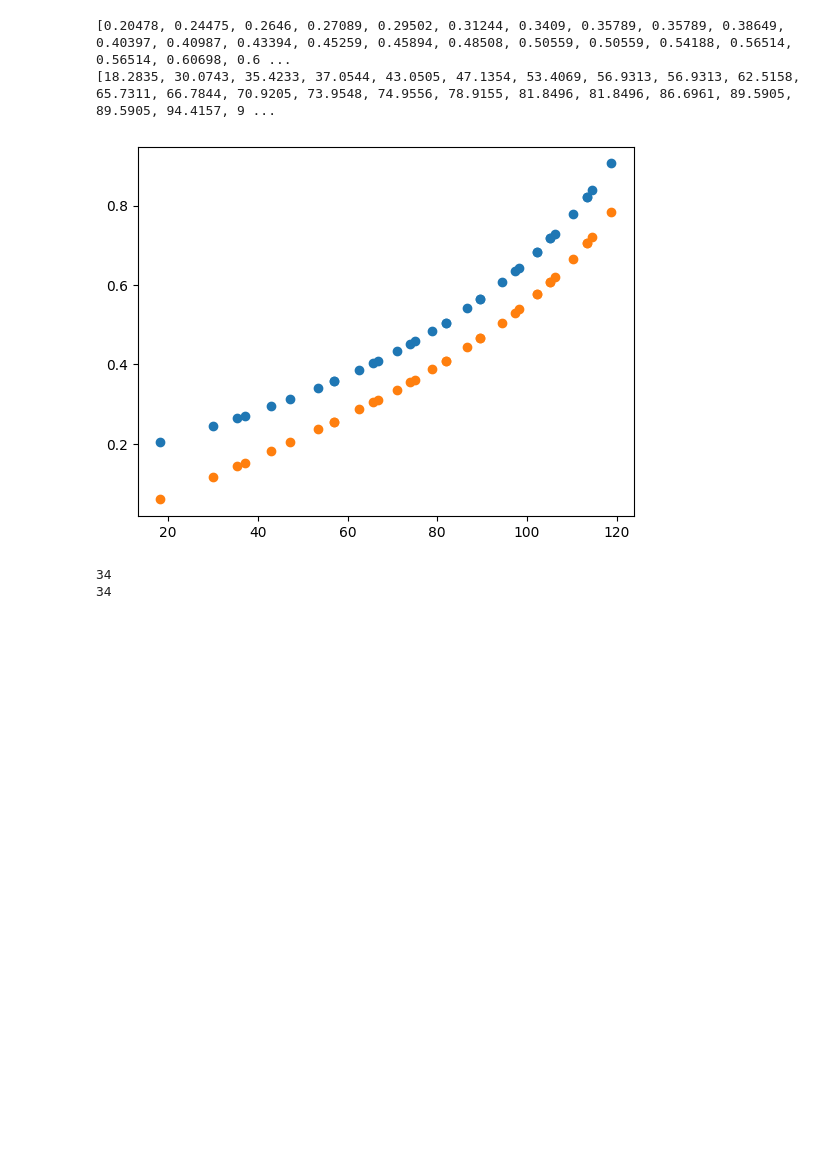
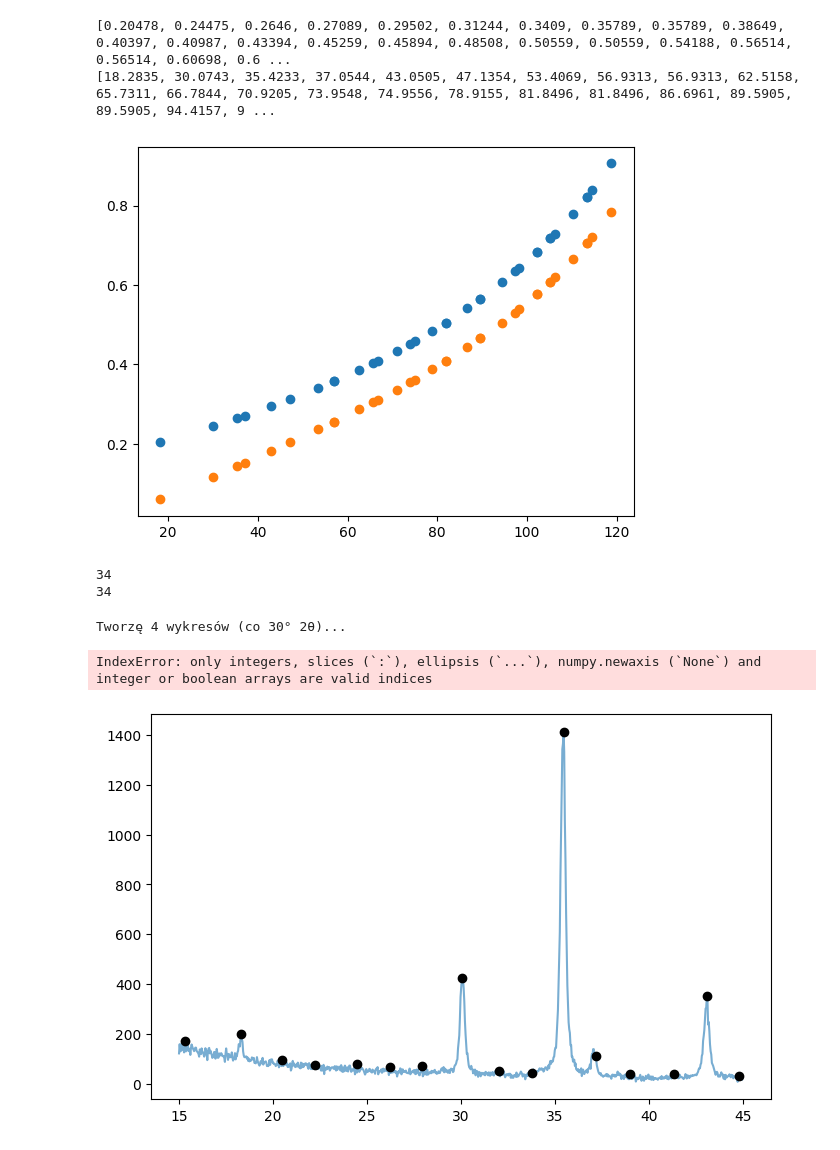
Before and after one commit to natkurdz/XRD-AI, a Jupyter notebook: testing_sample_vol2.ipynb, the cells around one changed output. Drawn from its saved outputs; the diff is of its cells as text; code cells hidden in the pictures; blank space fills up the shorter version.

Commit message:
Update testing_sample_vol2.ipynb
Another steps leading to the best output of peak detection.

```diff
--- a/testing_sample_vol2.ipynb
+++ b/testing_sample_vol2.ipynb
@@ -1107,3 +1094,38 @@ print(len(f.fwhm))
 # %% [output]
 34
 34
+# %%
+def plot_gauss(peaks,count,x,two_theta,correct_peaks,segment_width = 15):
+    color_corr = "red"
+    if len(correct_peaks) == len(peaks):
+        correct_peaks = peaks
+        color_corr = 'k'
+    x_min = np.min(x)
+    x_max = np.max(x)
+    # szerokość segmentu (np. 20° 2θ)
+    num_segments = int(np.ceil((x_max - x_min) / segment_width))
+    print(f"\nTworzę {num_segments} wykresów (co {segment_width}° 2θ)...")
+    for seg in range(num_segments):
+        seg_start = x_min + seg * segment_width
+        seg_end = seg_start + segment_width
+        mask = (x >= seg_start) & (x < seg_end)
+        if not np.any(mask):
+            continue
+        x_seg = x[mask]
+        y_seg = count[mask]
+        plt.figure(figsize=(8, 5))
+        plt.plot(x_seg, y_seg, label='Dane (po baseline)', alpha=0.6)
+        local_peaks = [pk for pk in peaks if seg_start <= x[pk] < seg_end]
+        plt.scatter(x[local_peaks], count[local_peaks], color='k', zorder=10, label='Piki')
+        local_corr_peaks = [pk for pk in correct_peaks if seg_start <= x[pk] < seg_end]
+        plt.scatter(x[local_corr_peaks], count[local_corr_peaks], color=color_corr, zorder=10, label='Piki poprawne')
+        for i in range(len(two_theta)):
+            plt.axvline(two_theta[i], color='red', linestyle='--', linewidth=0.5)
+        plt.xlim(seg_start, seg_end)
+        plt.ylim(y_seg.min() * 0.9, y_seg.max() * 1.1)
+        plt.title(f'Dopasowanie Gaussów: {seg_start:.1f}–{seg_end:.1f}° 2θ')
+        plt.xlabel('2θ [°]')
+        plt.ylabel('Intensywność')
+        plt.legend(fontsize=8)
+        plt.tight_layout()
+        plt.show()
@@ -1110,3 +1242,12 @@ print(len(f.fwhm))
+# %%
+,gauss_fit,_ = peak_detect(f.counts,f.x,20, 50, 0.001,f.two_theta,f.theta_start,f.step,r2_min = 0.5,eps = 4,plotting=True,fitting = True,correction=False)
+# peaks,correct_peaks,index_corrected,gauss_fit,_ = peak_detect(f.counts,f.x,20, 50, 0.001,f.two_theta,f.theta_start,f.step,eps = 4,plotting=False,fitting = True,correction=True)
+# peaks,correct_peaks,index_corrected,gauss_fit,_ = peak_detect(f.counts,f.x,20, 50, 0.001,f.two_theta,f.theta_start,f.step,eps = 4,plotting=True,fitting = True,correction=False)
+# fwhm,t_fwhm,peaks_weight = finding_fwhm(gauss_fit)
+# %% [output]
+Tworzę 4 wykresów (co 30° 2θ)...
+IndexError: only integers, slices (`:`), ellipsis (`...`), numpy.newaxis (`None`) and integer or boolean arrays are valid indices
+[figure, added]
 # %%
 # fwhm,t_fwhm,_ = finding_fwhm(f.without_aparature_counts,index_corrected,f.x,gauss_fit,f.theta_start,f.step)
 xx,yy = [],[]
```
Also changed, not shown: parts of 9 cells of this notebook.
